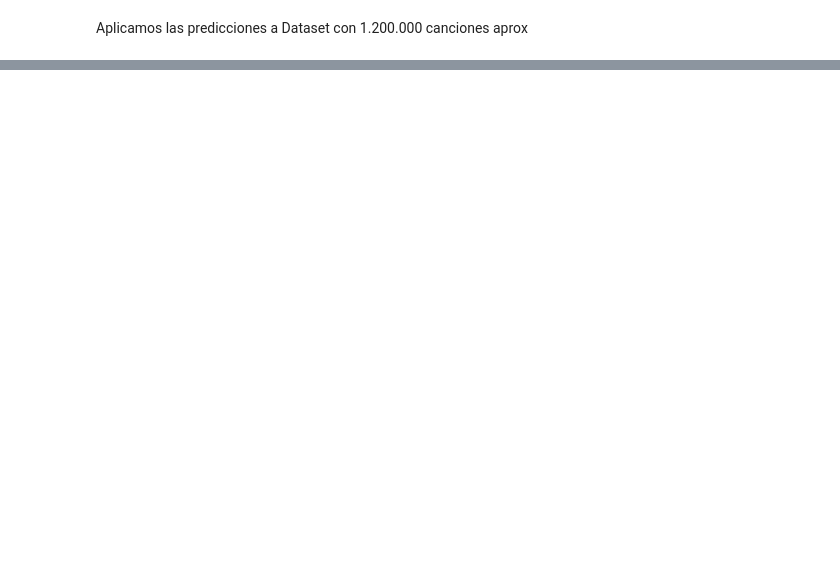
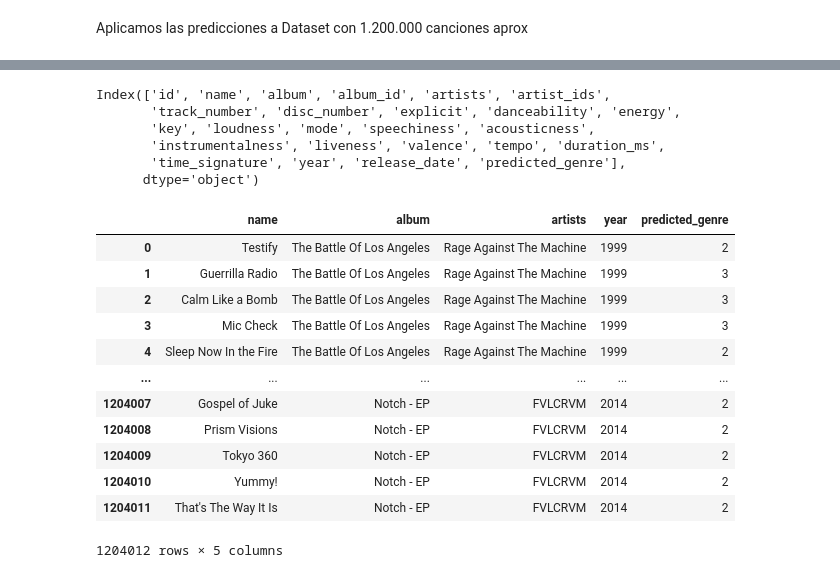
Before and after one commit to AlexV0611/Project, a Jupyter notebook: Modelo_proyecto_definitivo.v2.ipynb, the cells around one changed output, grey strips where cells are left out. Saved outputs shown, nothing was run; the diff lists cells and outputs as text; code cells hidden in the pictures; blank space fills up the shorter version.

```diff
--- a/Modelo_proyecto_definitivo.v2.ipynb
+++ b/Modelo_proyecto_definitivo.v2.ipynb
@@ -575,11 +787,34 @@ df_pred_final
+# %%
+df_pred.columns
+# %% [output]
+Index(['id', 'name', 'album', 'album_id', 'artists', 'artist_ids',
+       'track_number', 'disc_number', 'explicit', 'danceability', 'energy',
+       'key', 'loudness', 'mode', 'speechiness', 'acousticness',
+       'instrumentalness', 'liveness', 'valence', 'tempo', 'duration_ms',
+       'time_signature', 'year', 'release_date', 'predicted_genre'],
+      dtype='object')
 # %%
-#df_pred_final = df_pred.drop(['id', 'album_id', 'artist_ids',
-       #'track_number', 'disc_number', 'danceability', 'energy',
-       #'key', 'loudness', 'mode', 'speechiness', 'acousticness',
-       #'instrumentalness', 'liveness', 'valence', 'tempo', 'duration_ms',
-       #'time_signature', 'release_date', 'explicit' ], axis=1)
+df_pred_final = df_pred.drop(['id', 'album_id', 'artist_ids',
+       'track_number', 'disc_number', 'danceability', 'energy',
+       'key', 'loudness', 'mode', 'speechiness', 'acousticness',
+       'instrumentalness', 'liveness', 'valence', 'tempo', 'duration_ms',
+       'time_signature', 'release_date', 'explicit' ], axis=1)
 
-#df_pred_final
+df_pred_final
+# %% [output]
+|  | name | album | artists | year | predicted_genre |
+| 0 | Testify | The Battle Of Los Angeles | Rage Against The Machine | 1999 | 2 |
+| 1 | Guerrilla Radio | The Battle Of Los Angeles | Rage Against The Machine | 1999 | 3 |
+| 2 | Calm Like a Bomb | The Battle Of Los Angeles | Rage Against The Machine | 1999 | 3 |
+| 3 | Mic Check | The Battle Of Los Angeles | Rage Against The Machine | 1999 | 3 |
+| 4 | Sleep Now In the Fire | The Battle Of Los Angeles | Rage Against The Machine | 1999 | 2 |
+| ... | ... | ... | ... | ... | ... |
+| 1204007 | Gospel of Juke | Notch - EP | FVLCRVM | 2014 | 2 |
+| 1204008 | Prism Visions | Notch - EP | FVLCRVM | 2014 | 2 |
+| 1204009 | Tokyo 360 | Notch - EP | FVLCRVM | 2014 | 2 |
+| 1204010 | Yummy! | Notch - EP | FVLCRVM | 2014 | 2 |
+| 1204011 | That's The Way It Is | Notch - EP | FVLCRVM | 2014 | 2 |
+1204012 rows × 5 columns
 # %%
 # Crear un mapeo de géneros
 genre_mapping = dict(zip(codigos_asignados, equivalentes_originales))
```
Also changed, not shown: parts of 36 cells of this notebook.
